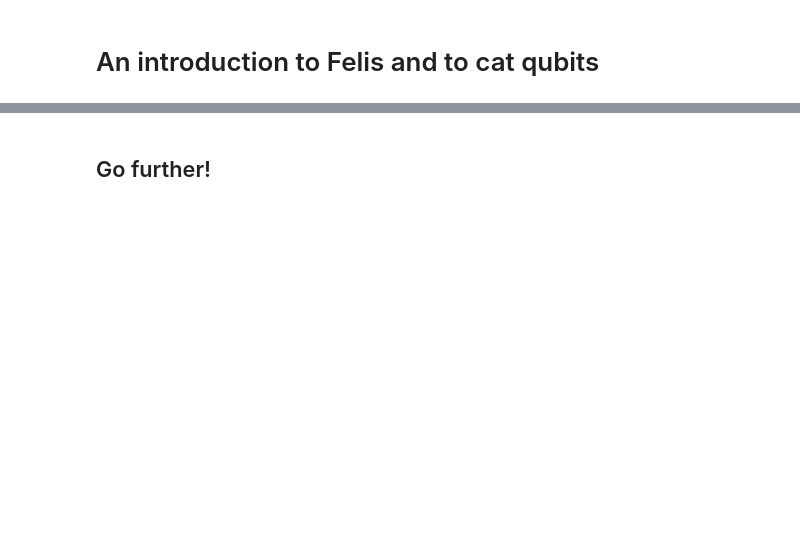
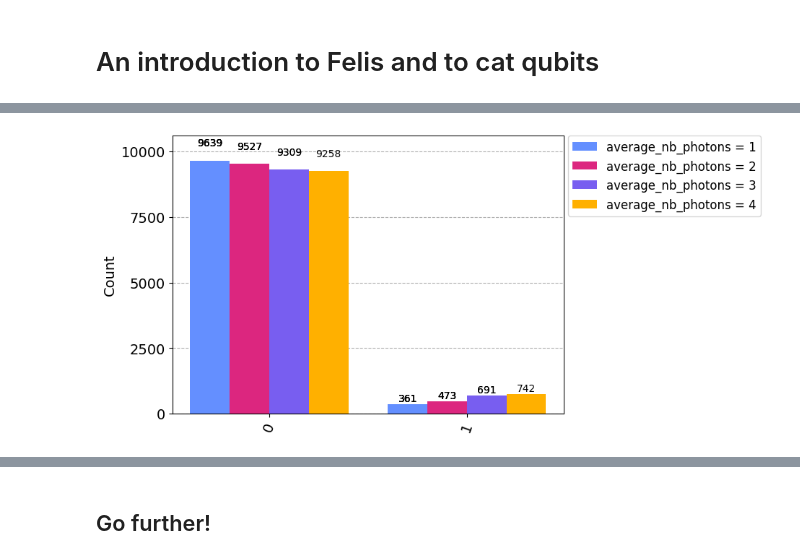
Before and after one commit to Alice-Bob-SW/emulation-examples, a Jupyter notebook: 0 - An introduction to cat qubits.ipynb, the cells around one changed output, grey strips where cells are left out. Saved outputs shown, nothing was run; the diff lists cells and outputs as text; code cells hidden in the pictures; blank space fills up the shorter version.

```diff
--- a/0 - An introduction to cat qubits.ipynb
+++ b/0 - An introduction to cat qubits.ipynb
@@ -16,0 +126,10 @@ Let us start by creating and measuring a Bell state on two logical qubits.
+# %%
+def build_phase_flip_circuit_cats(delay_duration_us: float) -> QuantumCircuit:
+    circ = QuantumCircuit(1, 1)
+    circ.initialize('+')
+    circ.delay(delay_duration_us, 0, unit='us')
+    circ.measure_x(0, 0)
+    return circ
+# %%
+circ_fp = build_phase_flip_circuit_cats(0.1)
+circ_fp.draw('mpl')
@@ -16,0 +146,13 @@ Let us start by creating and measuring a Bell state on two logical qubits.
+# %%
+counts = []
+shots = 10000
+sweep_range = range(1,5)
+
+for nb_photons in range(1,5):
+    backend = provider.get_backend('EMU:1Q:LESCANNE_2020', average_nb_photons=nb_photons)
+    job = execute(circ_fp, backend, shots=shots)
+    counts.append(job.result().get_counts())
+
+plot_histogram(counts, legend = ["average_nb_photons = %i" % i for i in sweep_range])
+# %% [output]
+[figure, added]
```
Also changed, not shown: parts of 46 cells of this notebook.
